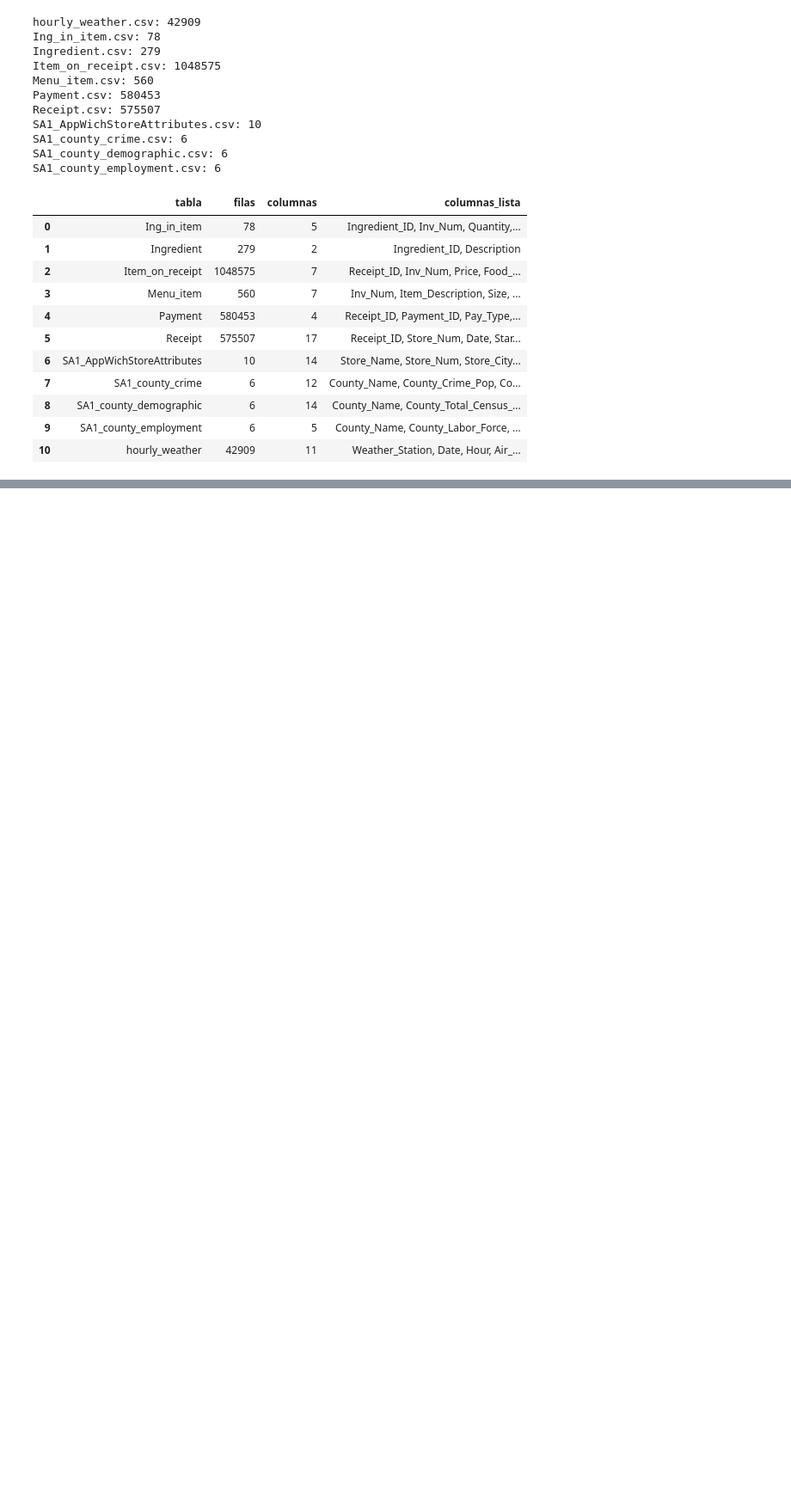
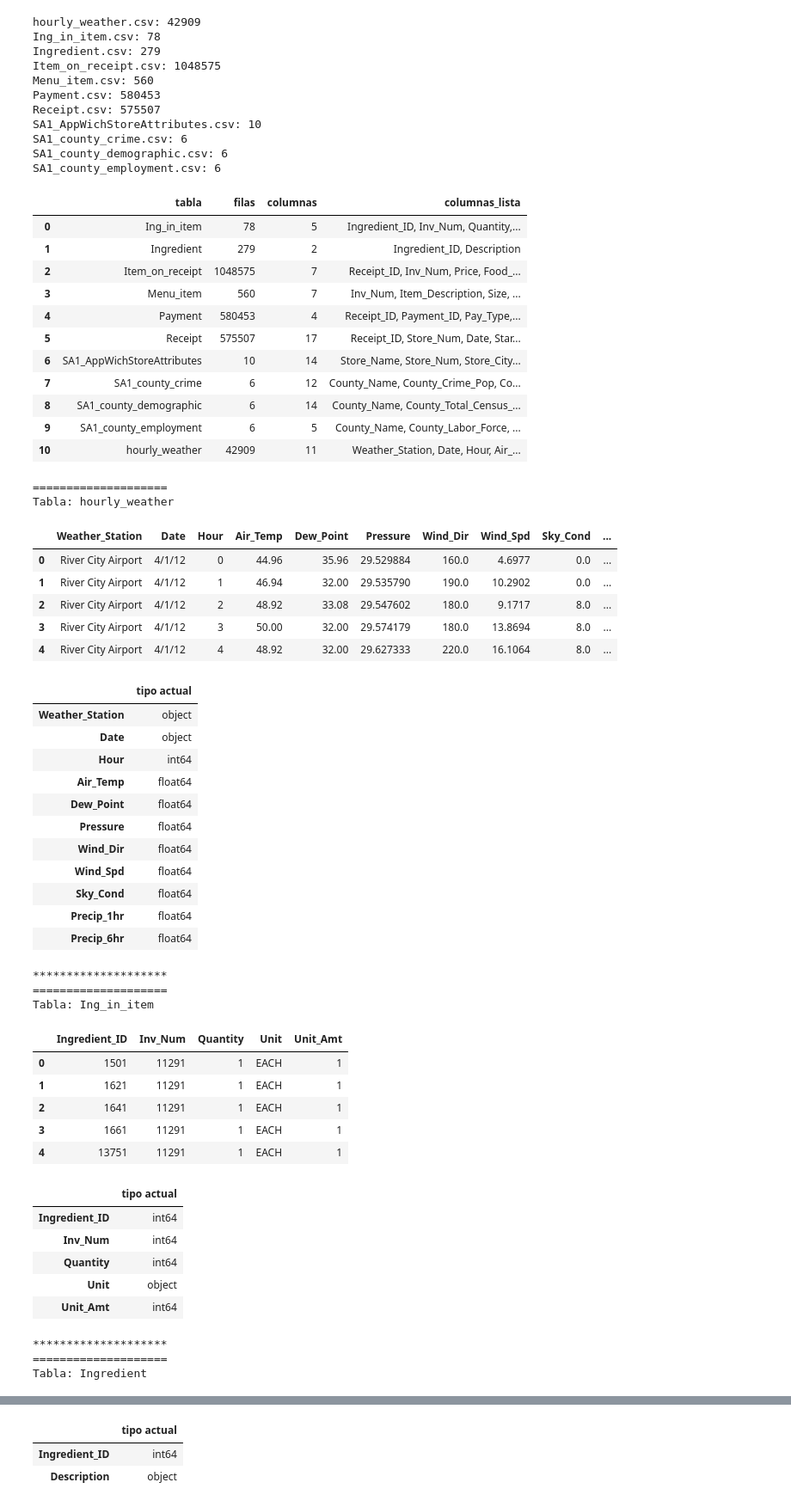
Before and after one commit to AllanVCh/food_service_kpi_analysis, a Jupyter notebook: Notebooks/exploracion_limpieza_dataset.ipynb, the cells around one changed output, grey strips where cells are left out. Shown at 86% size. Drawn from its saved outputs; the diff is of its cells as text; code cells hidden in the pictures; blank space fills up the shorter version.

Commit message:
Inspeccionando datos faltantes y tipos de datos

```diff
--- a/Notebooks/exploracion_limpieza_dataset.ipynb
+++ b/Notebooks/exploracion_limpieza_dataset.ipynb
@@ -103,3 +103,51 @@ display(
 | 8 | SA1_county_demographic | 6 | 14 | County_Name, County_Total_Census_... |
 | 9 | SA1_county_employment | 6 | 5 | County_Name, County_Labor_Force, ... |
 | 10 | hourly_weather | 42909 | 11 | Weather_Station, Date, Hour, Air_... |
+# %%
+#Extraemos una muestra de los valores de las tablas
+
+for name, df in datasets.items():
+    print("="*20)
+    print(f"Tabla: {name}")
+    display(df.head(5))
+    display(df.dtypes.rename("tipo actual").to_frame())
+    print("*"*20)
+# %% [output]
+====================
+Tabla: hourly_weather
+|  | Weather_Station | Date | Hour | Air_Temp | Dew_Point | Pressure | Wind_Dir | Wind_Spd | Sky_Cond | ... |
+| 0 | River City Airport | 4/1/12 | 0 | 44.96 | 35.96 | 29.529884 | 160.0 | 4.6977 | 0.0 | ... |
+| 1 | River City Airport | 4/1/12 | 1 | 46.94 | 32.00 | 29.535790 | 190.0 | 10.2902 | 0.0 | ... |
+| 2 | River City Airport | 4/1/12 | 2 | 48.92 | 33.08 | 29.547602 | 180.0 | 9.1717 | 8.0 | ... |
+| 3 | River City Airport | 4/1/12 | 3 | 50.00 | 32.00 | 29.574179 | 180.0 | 13.8694 | 8.0 | ... |
+| 4 | River City Airport | 4/1/12 | 4 | 48.92 | 32.00 | 29.627333 | 220.0 | 16.1064 | 8.0 | ... |
+|  | tipo actual |
+| Weather_Station | object |
+| Date | object |
+| Hour | int64 |
+| Air_Temp | float64 |
+| Dew_Point | float64 |
+| Pressure | float64 |
+| Wind_Dir | float64 |
+| Wind_Spd | float64 |
+| Sky_Cond | float64 |
+| Precip_1hr | float64 |
+| Precip_6hr | float64 |
+********************
+====================
+Tabla: Ing_in_item
+|  | Ingredient_ID | Inv_Num | Quantity | Unit | Unit_Amt |
+| 0 | 1501 | 11291 | 1 | EACH | 1 |
+| 1 | 1621 | 11291 | 1 | EACH | 1 |
+| 2 | 1641 | 11291 | 1 | EACH | 1 |
+| 3 | 1661 | 11291 | 1 | EACH | 1 |
+| 4 | 13751 | 11291 | 1 | EACH | 1 |
+|  | tipo actual |
+| Ingredient_ID | int64 |
+| Inv_Num | int64 |
+| Quantity | int64 |
+| Unit | object |
+| Unit_Amt | int64 |
+********************
+====================
+Tabla: Ingredient
@@ -105,0 +160,3 @@ display(
+|  | tipo actual |
+| Ingredient_ID | int64 |
+| Description | object |
```
Also changed, not shown: parts of 1 cell of this notebook.
